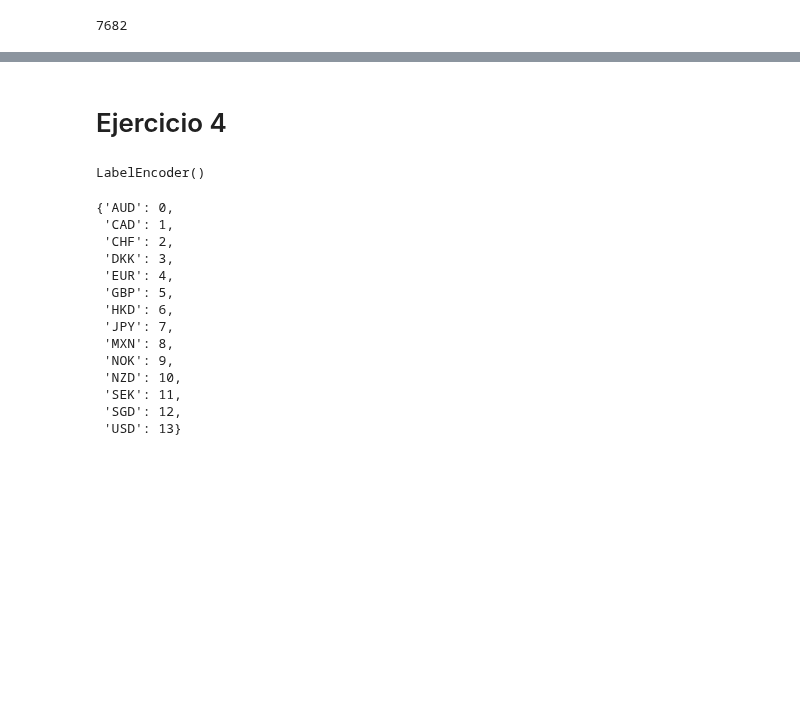
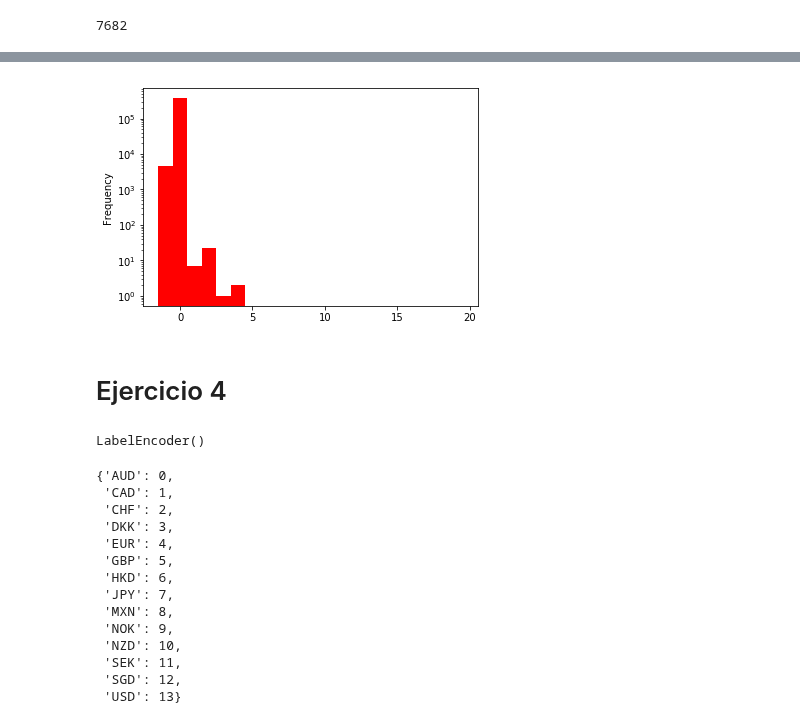
Before and after one commit to nehuengonzalez/diplodatos, a Jupyter notebook: tp2/ejerciciosLimpiezaSinEnunciado.ipynb, the cells around one changed output, grey strips where cells are left out. Saved outputs shown, nothing was run; the diff lists cells and outputs as text; code cells hidden in the pictures; blank space fills up the shorter version.

```diff
--- a/tp2/ejerciciosLimpiezaSinEnunciado.ipynb
+++ b/tp2/ejerciciosLimpiezaSinEnunciado.ipynb
@@ -141,3 +114,9 @@ len(datosEncodingISO[datosEncodingISO['name_weirdness'] > 1]['name'])
+# %%
+datosEncodingDefault.name_weirdness.plot.hist(bins=[i+0.5 for i in range(-2,20)],color="red")
+plt.yscale('log')
+plt.show()
+# %% [output]
+[figure, added]
 # %% [markdown]
 # Ejercicio 4
 # %%
```
Also changed, not shown: parts of 24 cells of this notebook.
